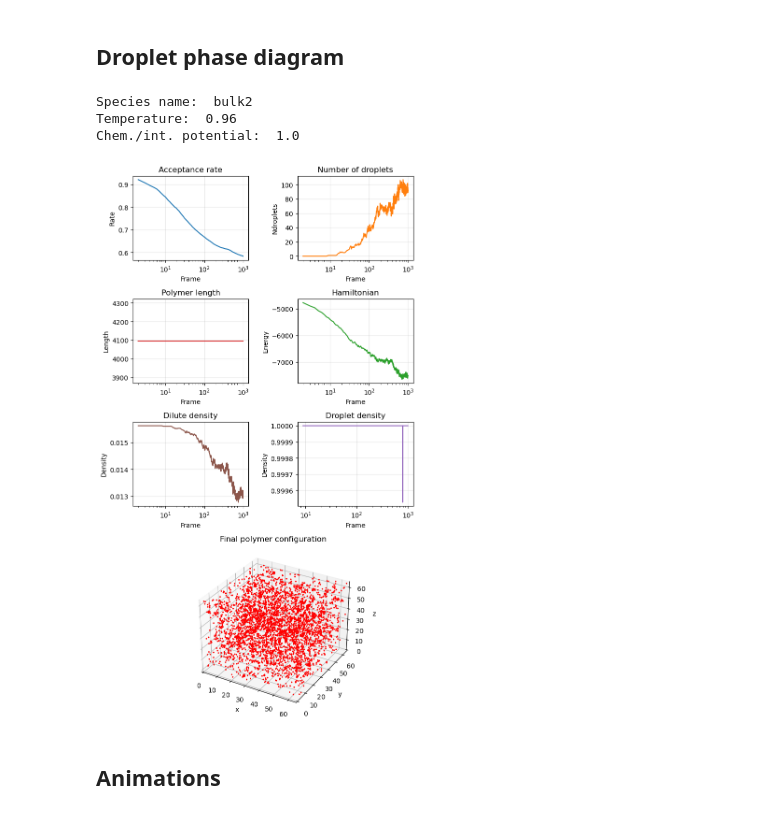
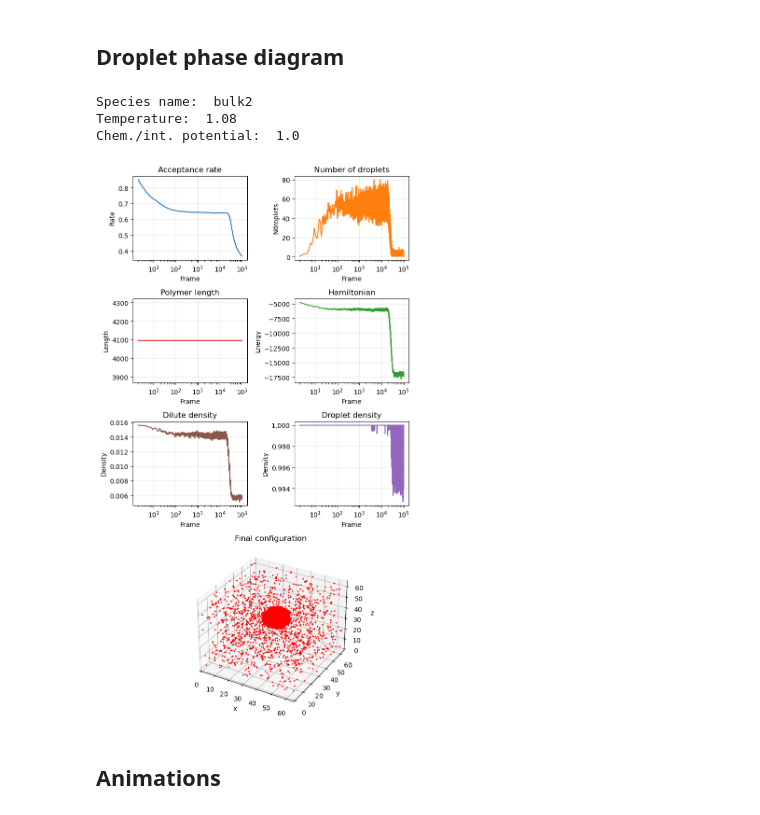
Before and after one commit to ta-rekt/Droplet, a Jupyter notebook: viz.ipynb, the cells around one changed output. Cells and saved outputs as stored; diff of their text form; code cells hidden in the pictures.

```diff
--- a/viz.ipynb
+++ b/viz.ipynb
@@ -64,7 +64,7 @@ for key, val in slist.items():
     #     ax.scatter(x, y, z, s=60, c='red', marker='o', edgecolor="black", alpha=1)
 
     if val["name"][:4] == "bulk":
-        ax.scatter(x-0.5, y-0.5, z-0.5, s=10, c='blue', marker='o', edgecolor="black", alpha=0.5)
+        ax.scatter(x-0.5, y-0.5, z-0.5, s=1000, c='blue', marker='o', edgecolor="black", alpha=0.5)
 
 ax.set_title('Self-avoiding 3D random walk')
 ax.set_xlabel('x')
@@ -457,7 +457,7 @@ def plot_simulation_dashboard(res_or_path, keya, keyb, show=True, psize=30):
         ax3d.set_xlim(0, L)
         ax3d.set_ylim(0, L)
         ax3d.set_zlim(0, L)
-    ax3d.set_title('Final polymer configuration')
+    ax3d.set_title('Final configuration')
     ax3d.set_xlabel('x')
     ax3d.set_ylabel('y')
     ax3d.set_zlabel('z')
@@ -468,15 +468,15 @@ def plot_simulation_dashboard(res_or_path, keya, keyb, show=True, psize=30):
     return fig
 # %%
 # Example usage:
-alpha_index = 9
+alpha_index = 39
 beta_index = 1
-fig = plot_simulation_dashboard('data/20251121/flory_huggins_spp_64_4096/output_cpu{}.json'.format(alpha_index),
+fig = plot_simulation_dashboard('data/20251122/flory_huggins_spp_64_4096/output_cpu{}.json'.format(alpha_index),
                                 alpha_index, beta_index, psize=5)
 # %% [output]
 Species name:  bulk2
-Temperature:  0.96
+Temperature:  1.08
 Chem./int. potential:  1.0
-[figure, old version]
+[figure, new version]
 # %% [markdown]
 ## Animations
 # %% [markdown]
```
Also changed, not shown: parts of 11 cells of this notebook, 12 other files.
